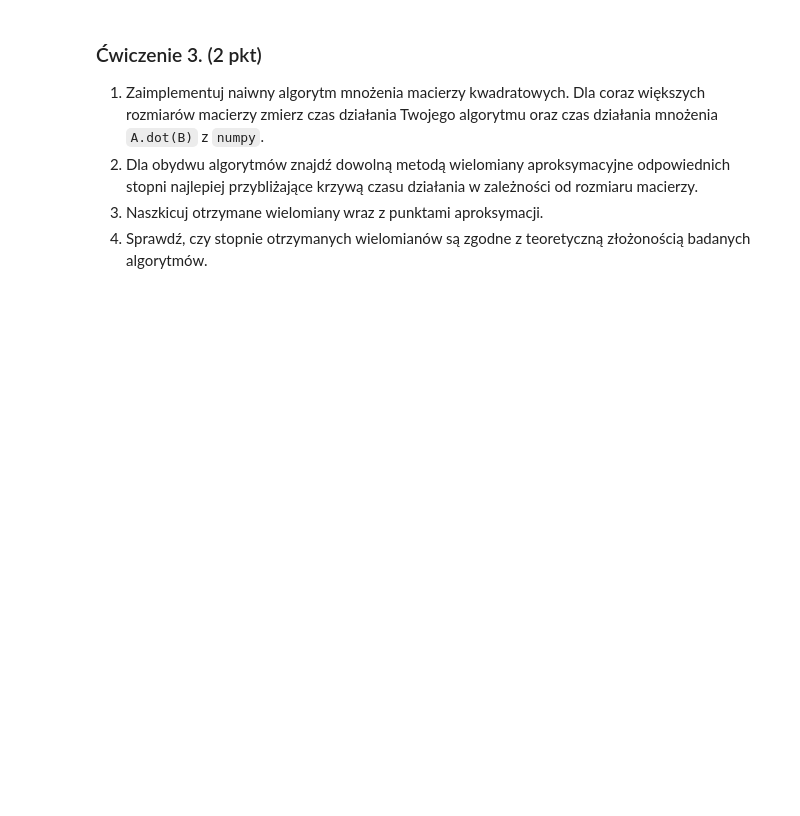
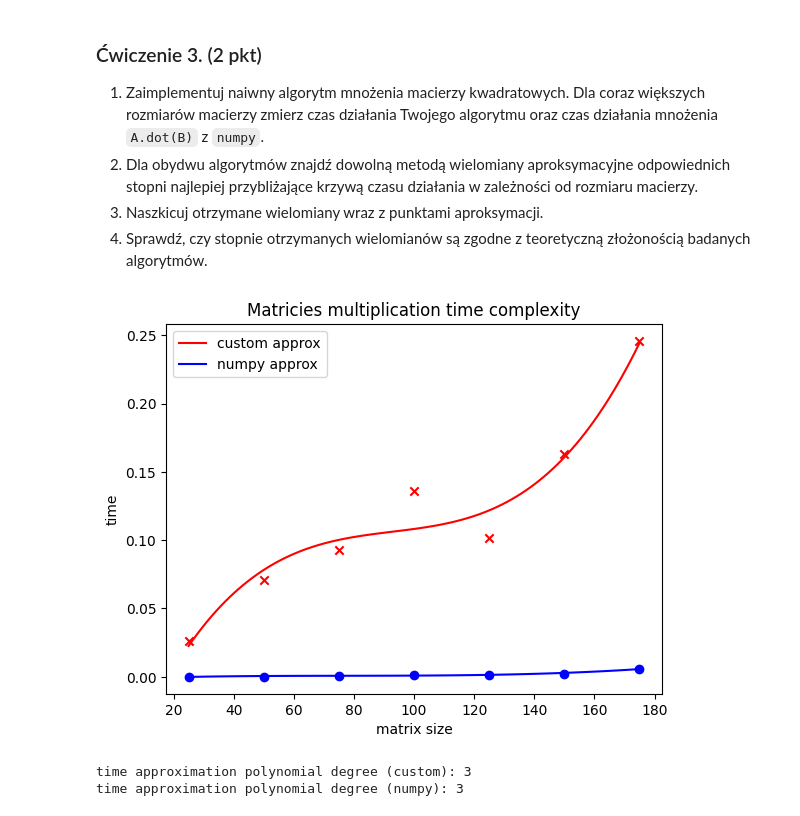
Before and after one commit to WSm-77/computional_methods_in_science_and_technology, a Jupyter notebook: lab5/5.Mownit_Aproksymacja_Lab5 1.ipynb, the cells around one changed output. Saved outputs shown, nothing was run; the diff lists cells and outputs as text; code cells hidden in the pictures; blank space fills up the shorter version.

```diff
--- a/lab5/5.Mownit_Aproksymacja_Lab5 1.ipynb
+++ b/lab5/5.Mownit_Aproksymacja_Lab5 1.ipynb
@@ -358,0 +357,14 @@ plt.show()
+# %%
+def custom_dot(mat_a: np.ndarray, mat_b: np.ndarray):
+    rows_a, cols_a = mat_a.shape
+    rows_b, cols_b = mat_b.shape
+
+    assert cols_a == rows_b, f"Matricies of shapes {mat_a.shape} and {mat_b} can not be multiplied!!!"
+
+    mat_res = np.zeros(shape=(rows_a, cols_b))
+
+    for row in range(rows_a):
+        for col in range(cols_b):
+            mat_res[row][col] = np.sum(mat_a[row, :] * mat_b[:, col])
+
+    return mat_res
@@ -358,0 +373,3 @@ plt.show()
+# %%
+def measure_execution_time(function, *data):
+    return timeit.timeit(lambda: function(*data), number=1)
@@ -358,0 +399,31 @@ plt.show()
+# %%
+low = np.min(mat_sizes)
+high = np.max(mat_sizes)
+xs = np.linspace(low, high, 100)
+
+deg = 3
+
+# custom function
+custom_poly_fit = chebyshev.chebfit(mat_sizes, times_custom, deg)
+custom_poly_fit = Polynomial(chebyshev.cheb2poly(custom_poly_fit))
+
+plt.scatter(mat_sizes, times_custom, c = 'red', marker = 'x')
+plt.plot(xs, custom_poly_fit(xs), c = 'red', label = 'custom approx')
+
+# numpy function
+numpy_poly_fit = np.poly1d(np.polyfit(mat_sizes, times_numpy, deg))
+plt.scatter(mat_sizes, times_numpy, c = 'blue', marker = 'o')
+plt.plot(xs, numpy_poly_fit(xs), c = 'blue', label = 'numpy approx')
+
+plt.title("Matricies multiplication time complexity")
+plt.xlabel("matrix size")
+plt.ylabel("time")
+plt.legend()
+plt.show()
+
+print(f"time approximation polynomial degree (custom): {custom_poly_fit.degree()}")
+print(f"time approximation polynomial degree (numpy): {Polynomial(numpy_poly_fit.coefficients).degree()}")
+# %% [output]
+[figure, added]
+time approximation polynomial degree (custom): 3
+time approximation polynomial degree (numpy): 3
```
Also changed, not shown: parts of 6 cells of this notebook.
